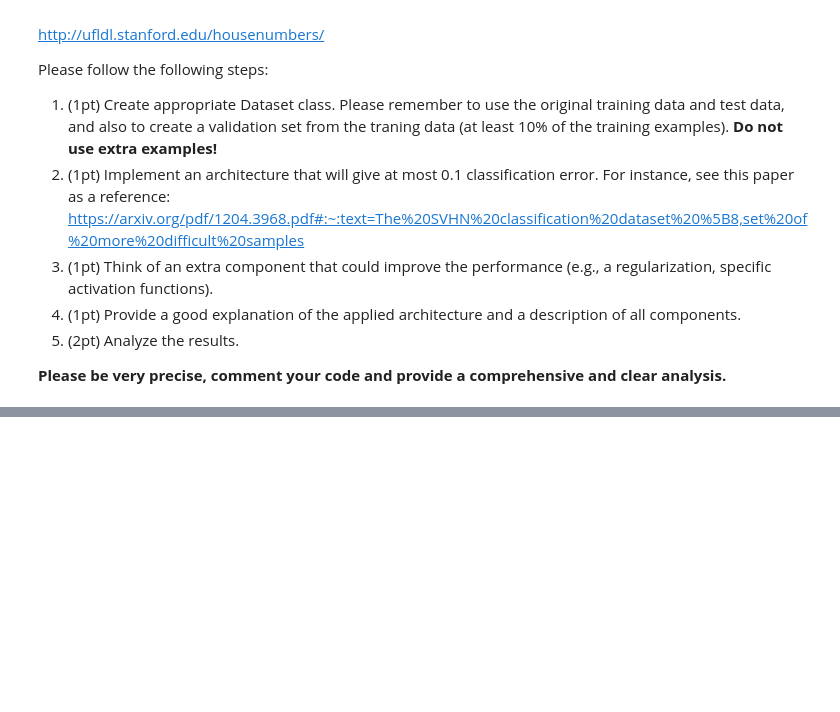
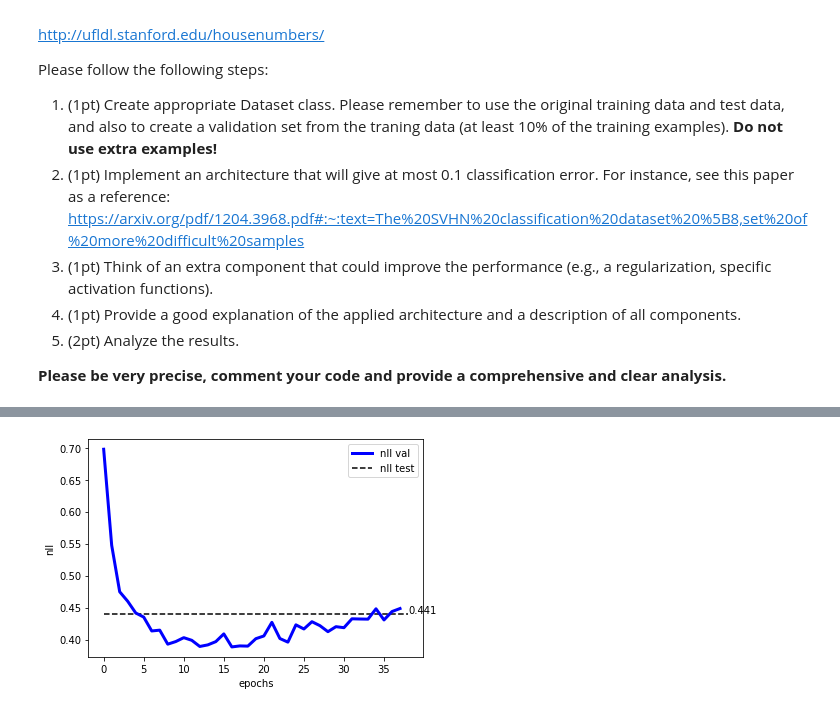
Before and after one commit to gaialiistro/CI, a Jupyter notebook: assignment_4.ipynb, the cells around one changed output, grey strips where cells are left out. Saved outputs shown, nothing was run; the diff lists cells and outputs as text; code cells hidden in the pictures; blank space fills up the shorter version.

```diff
--- a/assignment_4.ipynb
+++ b/assignment_4.ipynb
@@ -492,0 +561,87 @@ Please follow the following steps:
+# %%
+# PLEASE DO NOT REMOVE
+# Hyperparameters
+# -> data hyperparams
+D = 32   # input dimension
+
+# -> model hyperparams
+K = 10 # the number of labels
+num_kernels = 32 #the number of kernels for CNN
+
+# -> training hyperparams
+lr = 1e-3 # learning rate
+wd = 1e-5 # weight decay
+num_epochs = 1000 # max. number of epochs
+max_patience = 20 # an early stopping is used, if training doesn't improve for longer than 20 epochs, it is stopped
+# %%
+# PLEASE DO NOT REMOVE and FILL IN WHEN NECESSARY!
+# We will run two models: MLP and CNN
+name = 'classifier_cnn'
+
+# loop over models
+
+print('\n-> START {}'.format(name))
+name = name + '_M_' + str(M) + '_kernels_' + str(num_kernels)
+
+# Create a folder if necessary
+result_dir = os.path.join(results_dir, 'results', name + '/')
+if not(os.path.exists(result_dir)):
+    os.mkdir(result_dir)
+
+  #CNN
+classnet = nn.Sequential( nn.Conv2d(3, 6, 5), #first convolution, take 3-channel images (RGB)
+                            #maxpooling to reduce dimension
+                            nn.MaxPool2d(2,2),
+                            #activation function
+                            nn.ReLU(),
+                            #second convolution
+                            nn.Conv2d(6, 16, 5), #6 as input and 16 as output
+                            #maxpooling to reduce dimension
+                            nn.MaxPool2d(2,2),
+                            #activation function
+                            nn.ReLU(),
+                            #flatten to represent it as a vector
+                            Flatten(),
+                            #linear layers (the input channels are given by the last output
+#                          times the kernel size
+                             # of each convolution)
+                            nn.Linear(16 * 5 * 5 , 120),
+                            #add droput
+                            nn.Dropout(p=0.2),
+                            #activation function
+                            nn.ReLU(),
+                            nn.Linear(120,64),
+                            #activation function
+                            nn.ReLU(),
+                            #linear layer with output number of classes
+                            nn.Linear(64,K),
+                            #softmax so the output can be used by NLLLoss
+                            nn.LogSoftmax(dim=1)
+        )
+
+
+# Init ClassifierNN
+model = ClassifierNeuralNet(classnet)
+
+# Init OPTIMIZER (here we use ADAMAX)
+optimizer = torch.optim.Adamax([p for p in model.parameters() if p.requires_grad == True], lr=lr, weight_decay=wd)
+
+# Training procedure
+nll_val, error_val = training(name=result_dir + name,
+                                max_patience=max_patience,
+                                num_epochs=num_epochs,
+                                model=model,
+                                optimizer=optimizer,
+                                training_loader=training_loader,
+                                val_loader=val_loader)
+
+# The final evaluation (on the test set)
+test_loss, test_error = evaluation(name=result_dir + name, test_loader=test_loader)
+# write the results to a file
+f = open(result_dir + name + '_test_loss.txt', "w")
+f.write('NLL: ' + str(test_loss) + '\nCE: ' + str(test_error))
+f.close()
+# create curves
+plot_curve(result_dir + name, nll_val, file_name='_nll_val_curve.pdf', ylabel='nll', test_eval=test_loss)
+plot_curve(result_dir + name, error_val, file_name='_ca_val_curve.pdf', ylabel='ce', color='r-', test_eval=test_error)
+# %% [output]
@@ -492,0 +654 @@ Please follow the following steps:
+[figure, added]
```
Also changed, not shown: parts of 15 cells of this notebook.
